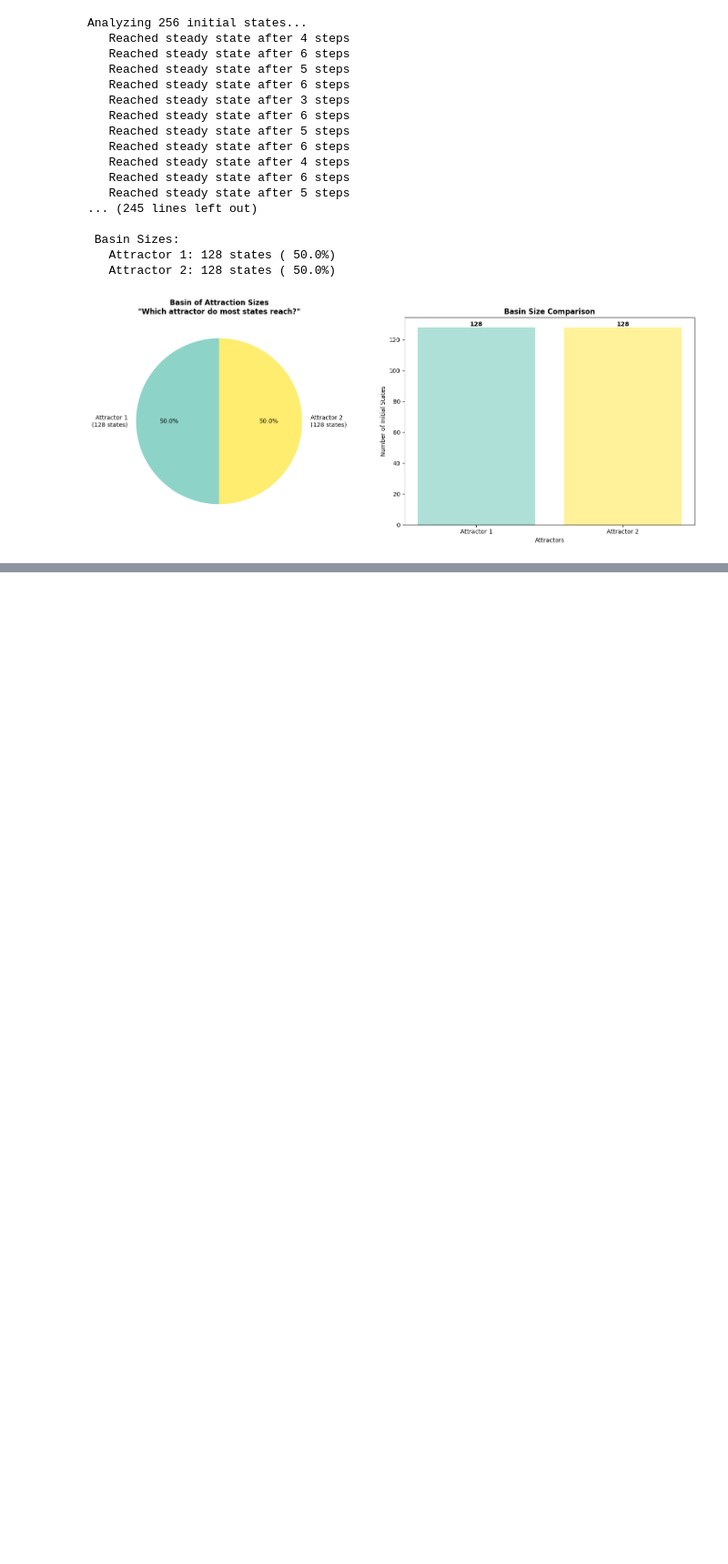
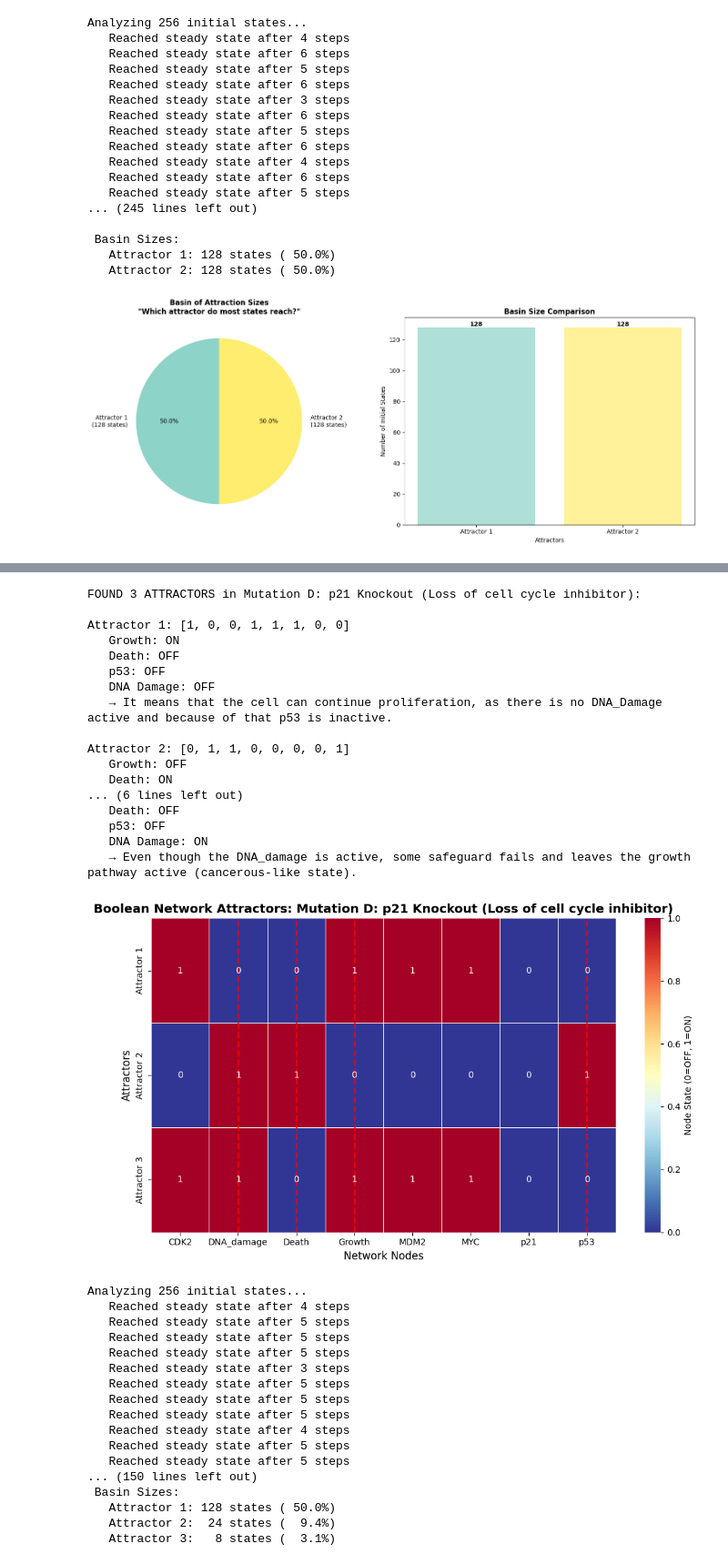
Before and after one commit to FilipSulich/multi-scale-modeling, a Jupyter notebook: Assignment3/Assignment3.ipynb, the cells around one changed output, grey strips where cells are left out. Shown at 91% size. Saved outputs shown, nothing was run; the diff lists cells and outputs as text; code cells hidden in the pictures; blank space fills up the shorter version.

Commit message:
Added Mutation D.

```diff
--- a/Assignment3/Assignment3.ipynb
+++ b/Assignment3/Assignment3.ipynb
@@ -1301,0 +1338,25 @@ Analyzing 256 initial states...
+# %%
+attractors_mutationD = []
+max_steps=15
+node_names = sorted(network_mutationD.nodes.keys())
+n_nodes = len(node_names)
+
+print(f"Testing all {2**n_nodes} possible initial states...")
+
+all_states = itertools.product([0,1], repeat=n_nodes)
+
+for initial_state in all_states:
+  # Set the network to this initial state
+  state_dict = {node_names[i]: initial_state[i] for i in range(n_nodes)}
+  network_mutationD.set_state(**state_dict)
+
+  trajectory = network_mutationD.simulate(max_steps)
+
+  # Check if it reached a steady state (last two states are the same)
+  if len(trajectory) >= 2:
+    final_state = tuple(trajectory[-1])  # Convert to tuple for comparison
+
+  # Check if this is a new attractor
+    if np.array_equal(trajectory[-1], trajectory[-2]):  # Steady state reached
+      if final_state not in attractors_mutationD:
+        attractors_mutationD.append(final_state)
@@ -1301,0 +1381,40 @@ Analyzing 256 initial states...
+# %%
+attractor_matrix_D = analyze_attractors(attractors_mutationD, node_names, label="Mutation D: p21 Knockout (Loss of cell cycle inhibitor)")
+plot_attractor_heatmap(attractor_matrix_D, node_names, label="Mutation D: p21 Knockout (Loss of cell cycle inhibitor)")
+basin_D, map_D = basin_analysis(network_mutationD, attractors_mutationD, node_names, max_steps=50, label="Mutation D: p21 Knockout (Loss of cell cycle inhibitor)")
+# %% [output]
+FOUND 3 ATTRACTORS in Mutation D: p21 Knockout (Loss of cell cycle inhibitor):
+
+Attractor 1: [1, 0, 0, 1, 1, 1, 0, 0]
+   Growth: ON
+   Death: OFF
+   p53: OFF
+   DNA Damage: OFF
+   → It means that the cell can continue proliferation, as there is no DNA_Damage active and because of that p53 is inactive.
+
+Attractor 2: [0, 1, 1, 0, 0, 0, 0, 1]
+   Growth: OFF
+   Death: ON
+... (6 lines left out)
+   Death: OFF
+   p53: OFF
+   DNA Damage: ON
+   → Even though the DNA_damage is active, some safeguard fails and leaves the growth pathway active (cancerous-like state).
+[figure, added]
+Analyzing 256 initial states...
+   Reached steady state after 4 steps
+   Reached steady state after 5 steps
+   Reached steady state after 5 steps
+   Reached steady state after 5 steps
+   Reached steady state after 3 steps
+   Reached steady state after 5 steps
+   Reached steady state after 5 steps
+   Reached steady state after 5 steps
+   Reached steady state after 4 steps
+   Reached steady state after 5 steps
+   Reached steady state after 5 steps
+... (150 lines left out)
+ Basin Sizes:
+   Attractor 1: 128 states ( 50.0%)
+   Attractor 2:  24 states (  9.4%)
+   Attractor 3:   8 states (  3.1%)
```
Also changed, not shown: parts of 9 cells of this notebook, 1 other file.
